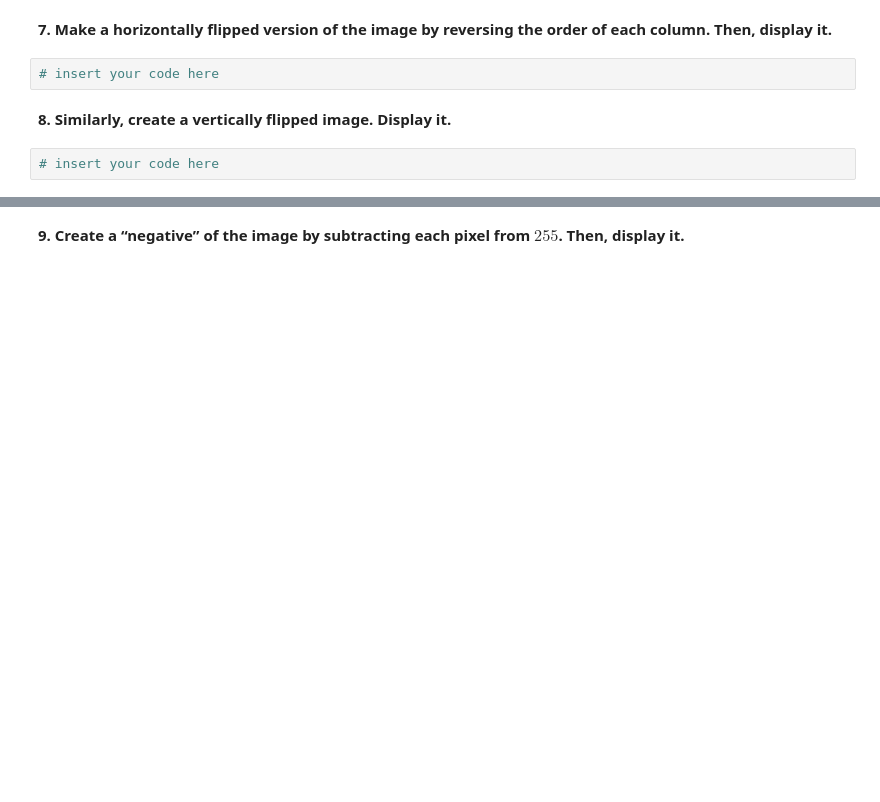
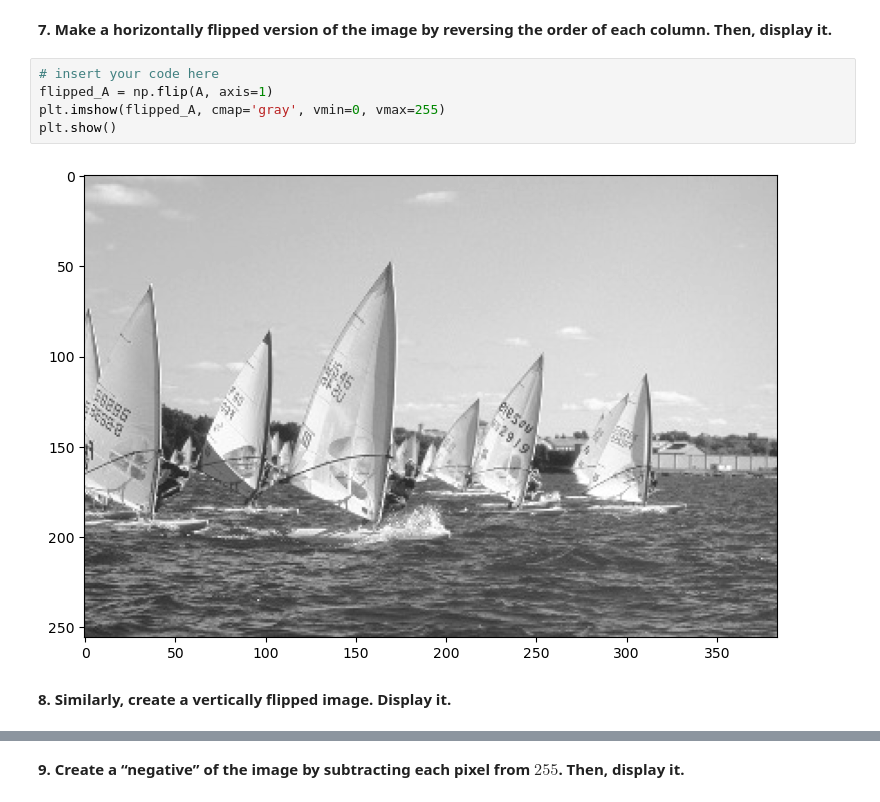
Before and after one commit to danzheng3/Lab2_Starter, a Jupyter notebook: lab2_report.ipynb, the cells around one changed output, grey strips where cells are left out. Cells and saved outputs as stored; diff of their text form; blank space fills up the shorter version.

```diff
--- a/lab2_report.ipynb
+++ b/lab2_report.ipynb
@@ -73,8 +93,11 @@ plt.show()
 # %% [markdown]
 **7.  Make a horizontally flipped version of the image by reversing the order of each column. Then, display it.**
-# %%
-# insert your code here
+# %%
+# insert your code here
+flipped_A = np.flip(A, axis=1)
+plt.imshow(flipped_A, cmap='gray', vmin=0, vmax=255)
+plt.show()
+# %% [output]
+[figure, added]
 # %% [markdown]
 **8. Similarly, create a vertically flipped image. Display it.**
-# %%
-# insert your code here
```
Also changed, not shown: parts of 18 cells of this notebook.
